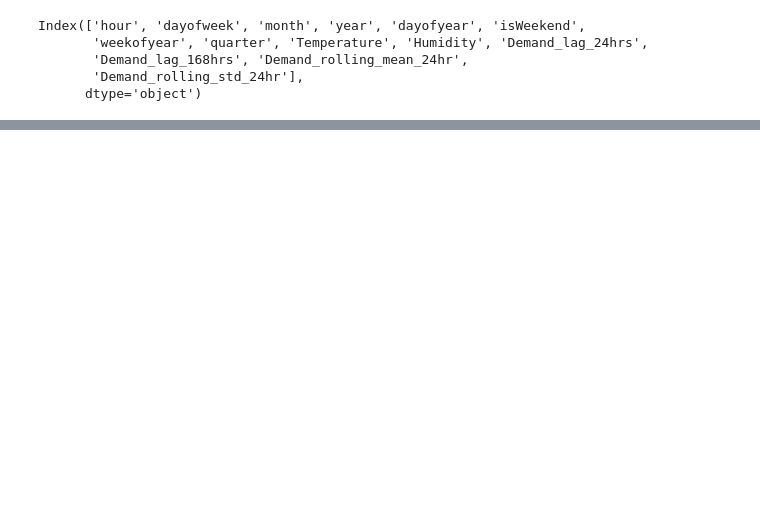
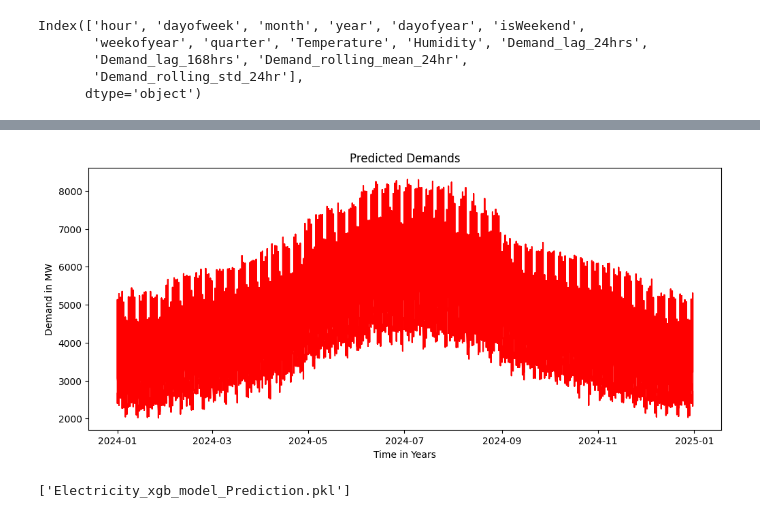
Before and after one commit to BrilliantChard/Electricity-Demand-Prediction, a Jupyter notebook: Electricity Demand Prediction.ipynb, the cells around one changed output, grey strips where cells are left out. Saved outputs shown, nothing was run; the diff lists cells and outputs as text; code cells hidden in the pictures; blank space fills up the shorter version.

```diff
--- a/Electricity Demand Prediction.ipynb
+++ b/Electricity Demand Prediction.ipynb
@@ -789,0 +851,2 @@ Index(['hour', 'dayofweek', 'month', 'year', 'dayofyear', 'isWeekend',
+# %%
+prediction = model_xgb.predict(X_test)
@@ -789,0 +875,9 @@ Index(['hour', 'dayofweek', 'month', 'year', 'dayofyear', 'isWeekend',
+# %%
+plt.figure(figsize = (12, 5))
+plt.plot(Y_test.index, prediction, color = 'Red')
+plt.title('Predicted Demands')
+plt.xlabel('Time in Years')
+plt.ylabel('Demand in MW')
+plt.show()
+# %% [output]
+[figure, added]
@@ -789,0 +886,4 @@ Index(['hour', 'dayofweek', 'month', 'year', 'dayofyear', 'isWeekend',
+# %%
+joblib.dump(model_xgb, 'Electricity_xgb_model_Prediction.pkl')
+# %% [output]
+['Electricity_xgb_model_Prediction.pkl']
```
Also changed, not shown: parts of 23 cells of this notebook.
